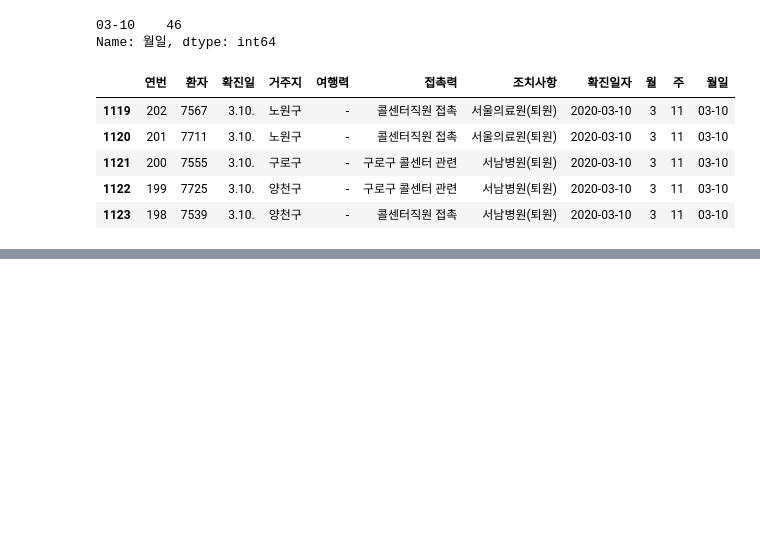
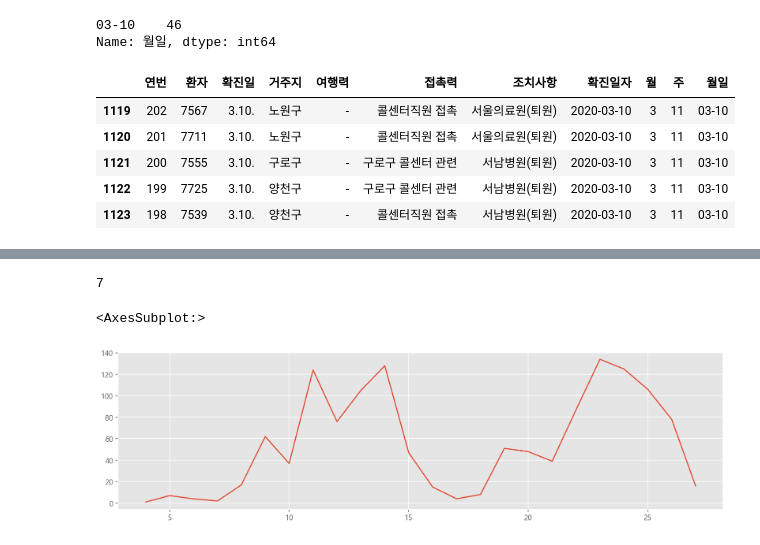
Before and after one commit to hdonghun/Python_analysis-visualization, a Jupyter notebook: 서울시 코로나19 발생현황 분석하기.ipynb, the cells around one changed output, grey strips where cells are left out. Saved outputs shown, nothing was run; the diff lists cells and outputs as text; code cells hidden in the pictures; blank space fills up the shorter version.

```diff
--- a/서울시 코로나19 발생현황 분석하기.ipynb
+++ b/서울시 코로나19 발생현황 분석하기.ipynb
@@ -300,2 +296,12 @@ for i in range(len(month_case)):
+# %%
+month_case.iloc[0]
+# %% [output]
+7
 # %%
 #주 단위 확진자 수 구하기
+#선,막대 그래프
+weekly_case = df["주"].value_counts().sort_index() #시리즈 데이터에서만 사용할 수 있음
+weekly_case.plot(figsize =(15,4))
+# %% [output]
+<AxesSubplot:>
+[figure, added]
```
Also changed, not shown: parts of 58 cells of this notebook.
